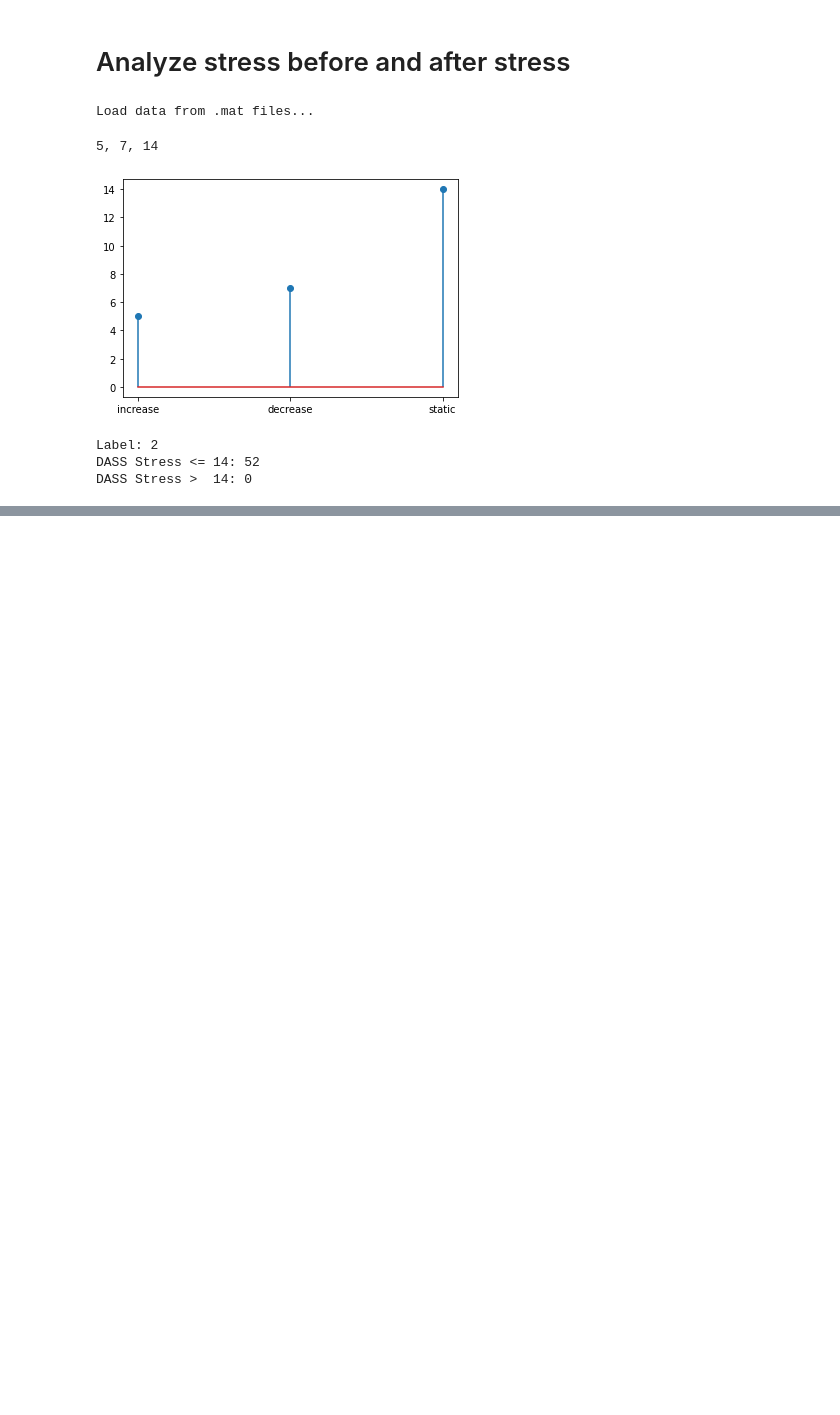
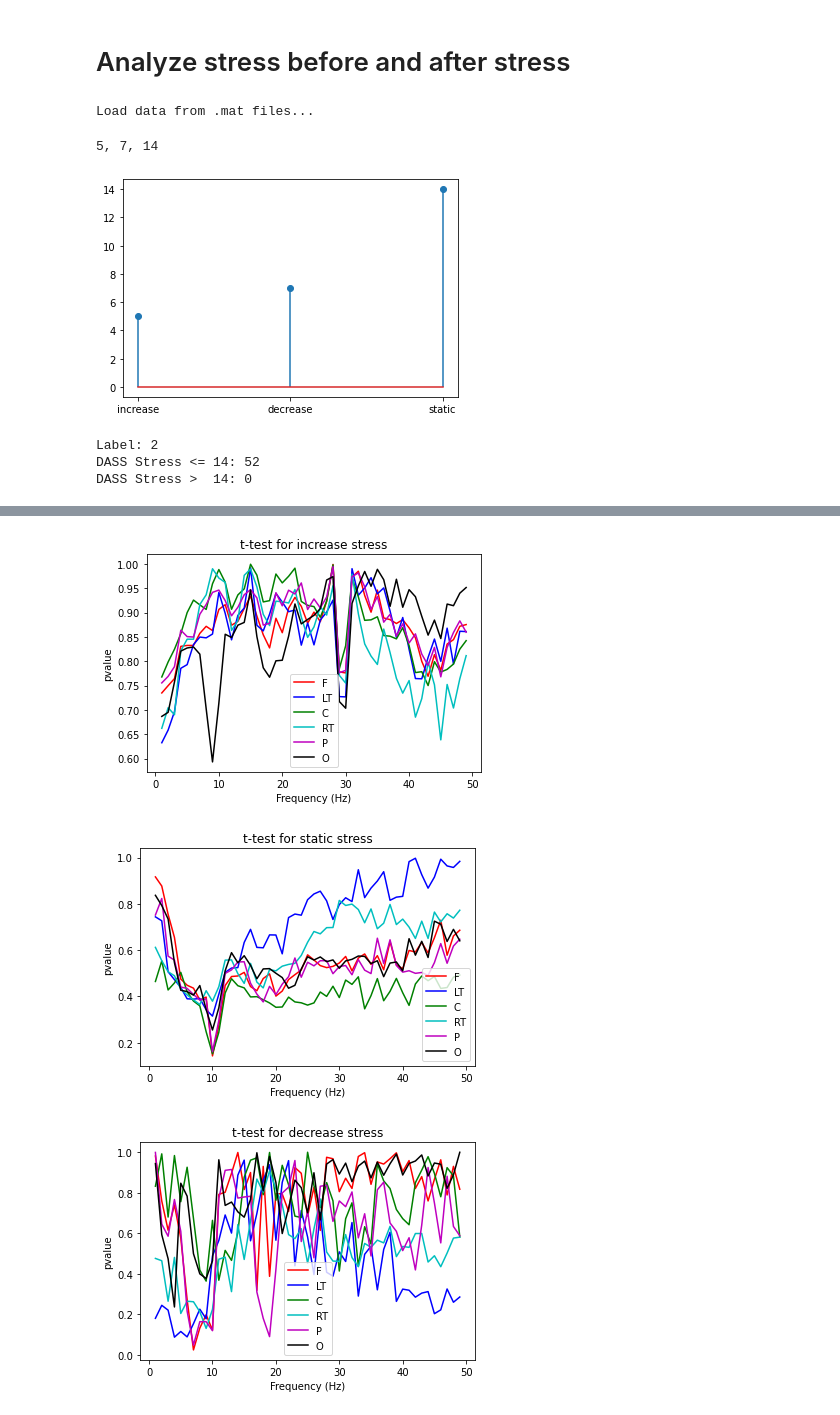
Before and after one commit to hundredball/Classroom_stress, a Jupyter notebook: data_analysis.ipynb, the cells around one changed output, grey strips where cells are left out. Cells and saved outputs as stored; diff of their text form; code cells hidden in the pictures; blank space fills up the shorter version.

```diff
--- a/data_analysis.ipynb
+++ b/data_analysis.ipynb
@@ -802,0 +936,30 @@ df_state.to_csv('./DASS_before_after_change.csv')
+# %%
+variations = [1, 0, -1]
+ttest_result = []
+
+for variation in variations:
+
+    indices = np.where(labels==variation)[0]
+    ttest_result.append(stats.ttest_ind(before_powers[indices], after_powers[indices]).pvalue)
+# %%
+# Plot ttest figures
+freq = list(range(1,50))
+colors = ['r', 'b', 'g', 'c', 'm', 'k']
+for i, variation in enumerate(['increase', 'static', 'decrease']):
+
+    plt.figure()
+
+    for i_region in range(6):
+        pvalues = ttest_result[i][0][i_region*len(freq):(i_region+1)*len(freq)]
+        plt.plot(freq, pvalues, color=colors[i_region])
+
+    plt.xlabel('Frequency (Hz)')
+    plt.ylabel('pvalue')
+    plt.legend(data.df_all.loc[0,'channels'])
+    plt.title('t-test for %s stress'%(variation))
+
+    plt.savefig('./results/rest_ttest/ttest_%s.png'%(variation))
+# %% [output]
+[figure, added]
+[figure, added]
+[figure, added]
```
Also changed, not shown: parts of 9 cells of this notebook.
